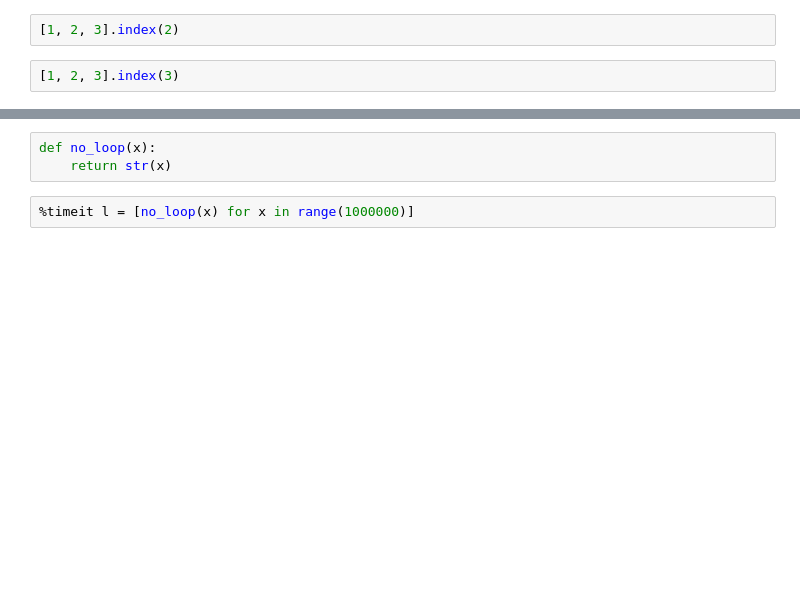
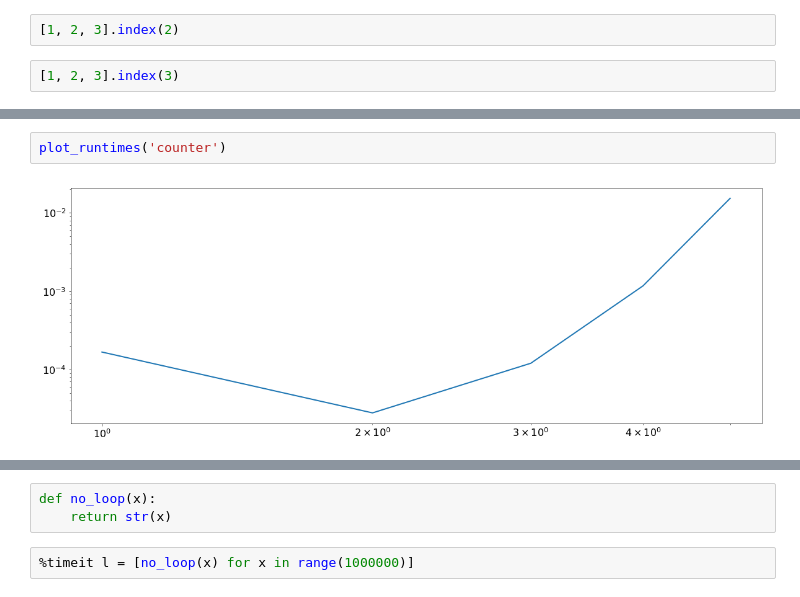
Before and after one commit to iliakur/cogsys-python-intro, a Jupyter notebook: 09_why_so_slow.ipynb, the cells around one changed output, grey strips where cells are left out. Saved outputs shown, nothing was run; the diff lists cells and outputs as text; blank space fills up the shorter version.

```diff
--- a/09_why_so_slow.ipynb
+++ b/09_why_so_slow.ipynb
@@ -115,0 +206,4 @@ Just kidding :)
+# %%
+plot_runtimes('counter')
+# %% [output]
+[figure, added]
```
Also changed, not shown: parts of 85 cells of this notebook, 4 other files.
